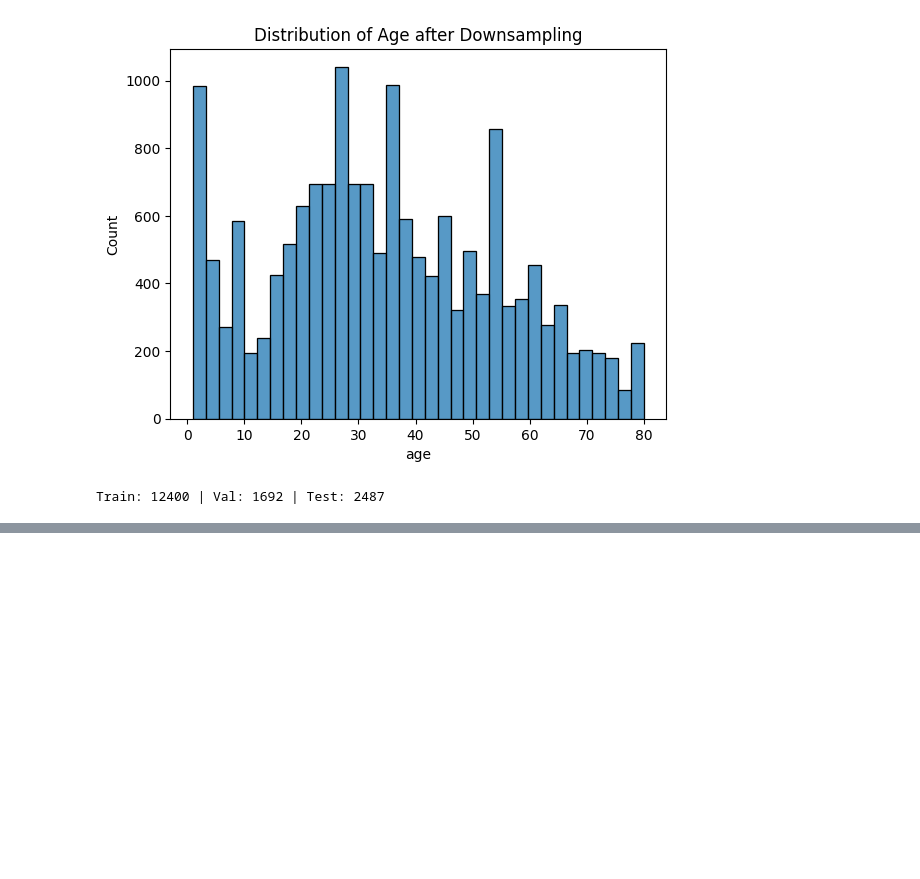
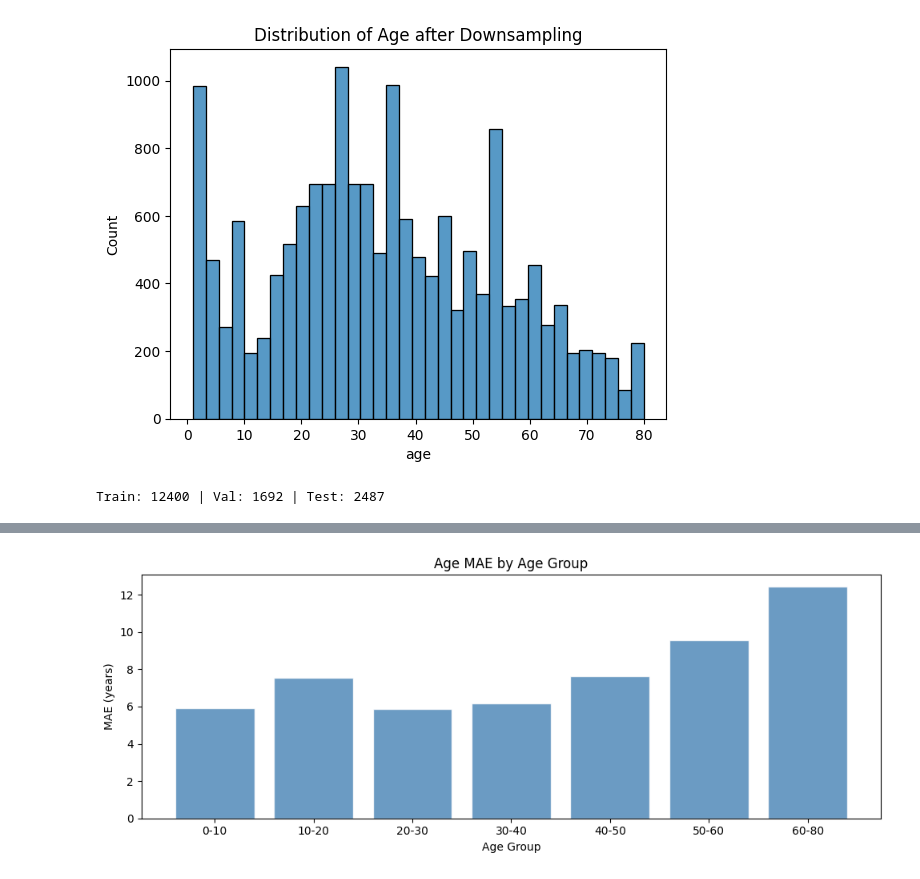
Before and after one commit to DiliniSew/Deep-Learning_Mini-Project, a Jupyter notebook: Copy_of_Notebook_gdesh.ipynb, the cells around one changed output, grey strips where cells are left out. Cells and saved outputs as stored; diff of their text form; code cells hidden in the pictures; blank space fills up the shorter version.

```diff
--- a/Copy_of_Notebook_gdesh.ipynb
+++ b/Copy_of_Notebook_gdesh.ipynb
@@ -651,0 +581,20 @@ weighted avg       0.88      0.88      0.88      2487
+# %%
+# CELL 5: Age MAE by age group
+fig2, ax = plt.subplots(figsize=(10, 4))
+
+bins = [0, 10, 20, 30, 40, 50, 60, 80]
+bin_labels = ['0-10', '10-20', '20-30', '30-40', '40-50', '50-60', '60-80']
+bin_idx = np.digitize(age_true, bins) - 1
+
+group_mae = [mean_absolute_error(age_true[bin_idx==i], age_pred_all[bin_idx==i])
+             if (bin_idx==i).sum() > 0 else 0 for i in range(len(bin_labels))]
+
+ax.bar(bin_labels, group_mae, color='steelblue', alpha=0.8, edgecolor='white')
+ax.set_xlabel("Age Group")
+ax.set_ylabel("MAE (years)")
+ax.set_title("Age MAE by Age Group")
+
+plt.tight_layout()
+plt.show()
+# %% [output]
+[figure, added]
```
Also changed, not shown: parts of 17 cells of this notebook.
